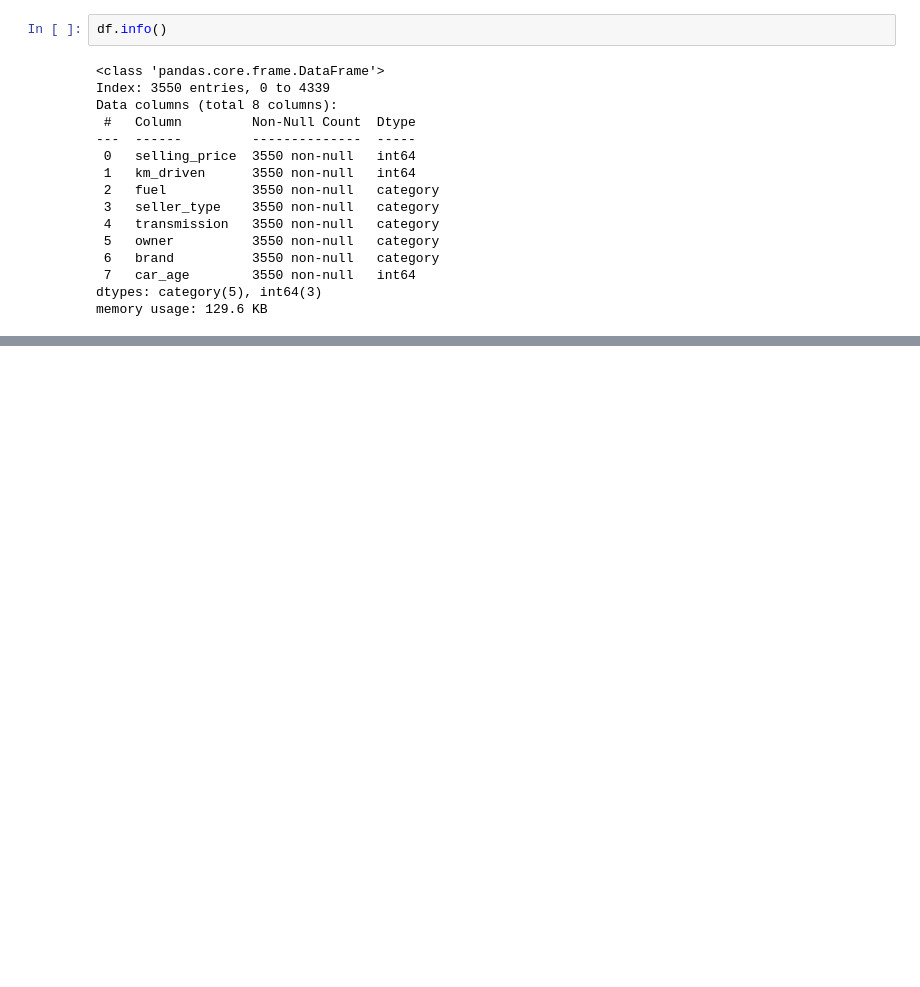
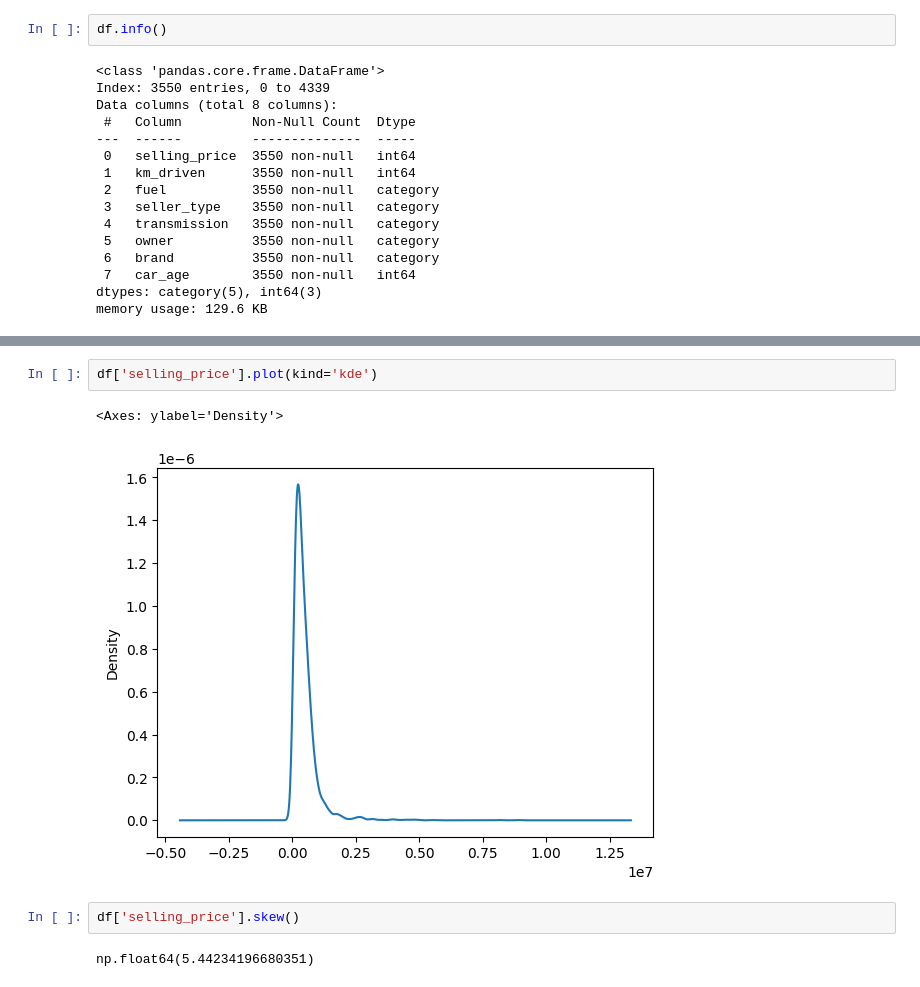
Before and after one commit to rajeshxdatascience/Car-Price-Prediction-ML, a Jupyter notebook: 01_Exploratory_Data_Analysis.ipynb, the cells around one changed output, grey strips where cells are left out. Cells and saved outputs as stored; diff of their text form; blank space fills up the shorter version.

```diff
--- a/01_Exploratory_Data_Analysis.ipynb
+++ b/01_Exploratory_Data_Analysis.ipynb
@@ -417,0 +437,9 @@ memory usage: 129.6 KB
+# %%
+df['selling_price'].plot(kind='kde')
+# %% [output]
+<Axes: ylabel='Density'>
+[figure, added]
+# %%
+df['selling_price'].skew()
+# %% [output]
+np.float64(5.44234196680351)
```
Also changed, not shown: parts of 11 cells of this notebook.
